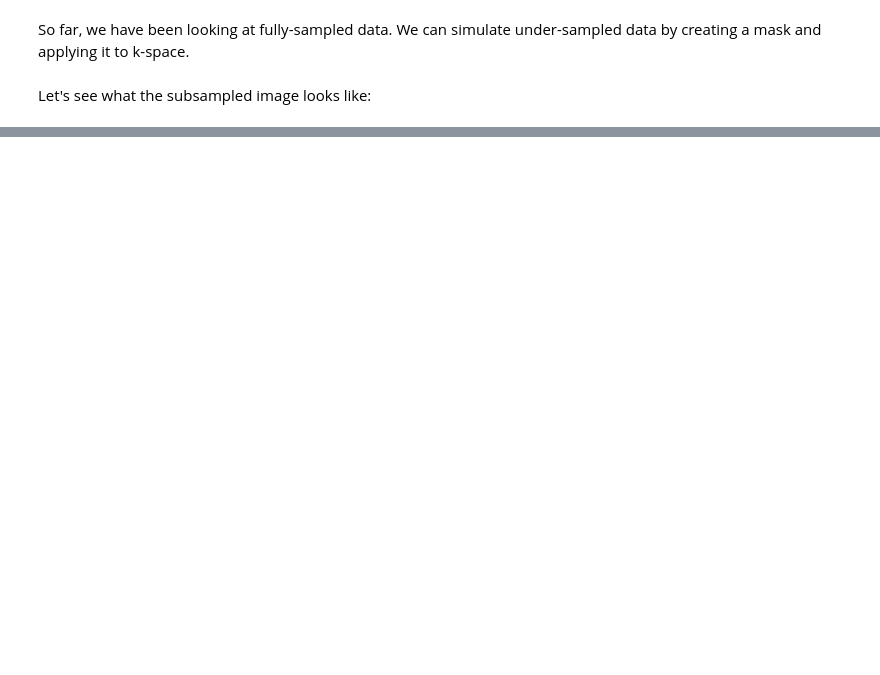
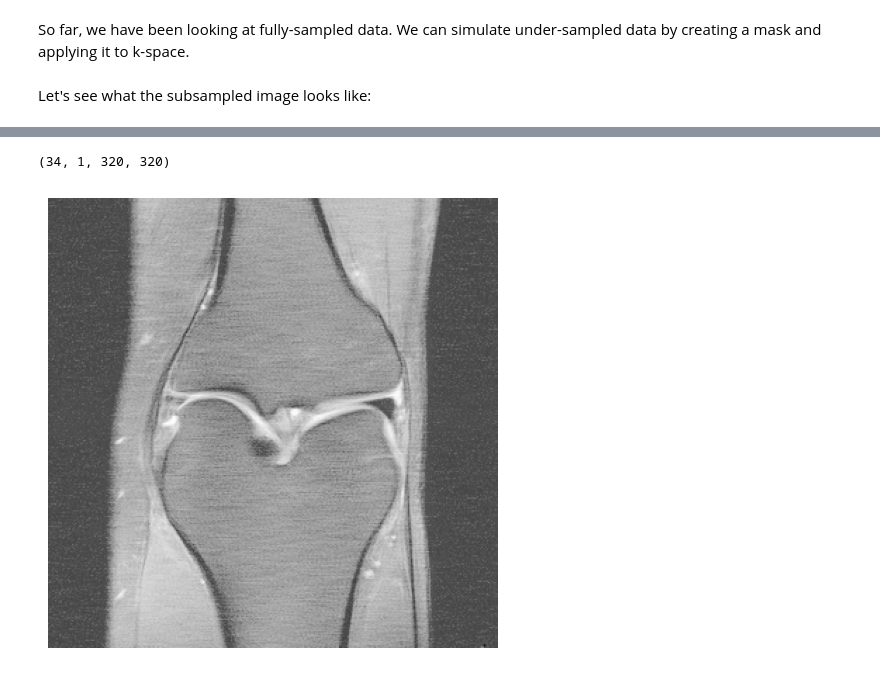
Before and after one commit to mdas64/fastMRI, a Jupyter notebook: fastMRI_tutorial.ipynb, the cells around one changed output, grey strips where cells are left out. Cells and saved outputs as stored; diff of their text form; code cells hidden in the pictures; blank space fills up the shorter version.

```diff
--- a/fastMRI_tutorial.ipynb
+++ b/fastMRI_tutorial.ipynb
@@ -104,0 +166,31 @@ plt.imshow(np.abs(sampled_image_rss.numpy()), cmap='gray')
+# %%
+#VISUALIZE RECONSTRUCTED IMAGE
+file_name = "blurred.75/reconstructions/file" + datasetInd + ".h5"
+hf = h5py.File(file_name)
+
+# print('Keys:', list(hf.keys()))
+# print('Attrs:', dict(hf.attrs))
+
+volume_kspace = hf['reconstruction'][()]
+# print(volume_kspace.dtype)
+print(volume_kspace.shape)
+
+slice_kspace = volume_kspace[20][0] # Choosing the 20-th slice of this volume
+
+def show_coils(data, slice_nums, cmap=None):
+    fig = plt.figure()
+    for i, num in enumerate(slice_nums):
+        plt.subplot(1, len(slice_nums), i + 1)
+        plt.imshow(data[num], cmap=cmap)
+
+def show_slice(slice_kspace):
+    plt.figure()
+    plt.imshow(slice_kspace, cmap='gray')
+    plt.axis('off')
+    plt.tight_layout()
+    plt.show()
+
+show_slice(np.log(np.abs(slice_kspace) + 1e-9))
+# %% [output]
+(34, 1, 320, 320)
+[figure, added]
```
Also changed, not shown: parts of 12 cells of this notebook, 8 other files.
